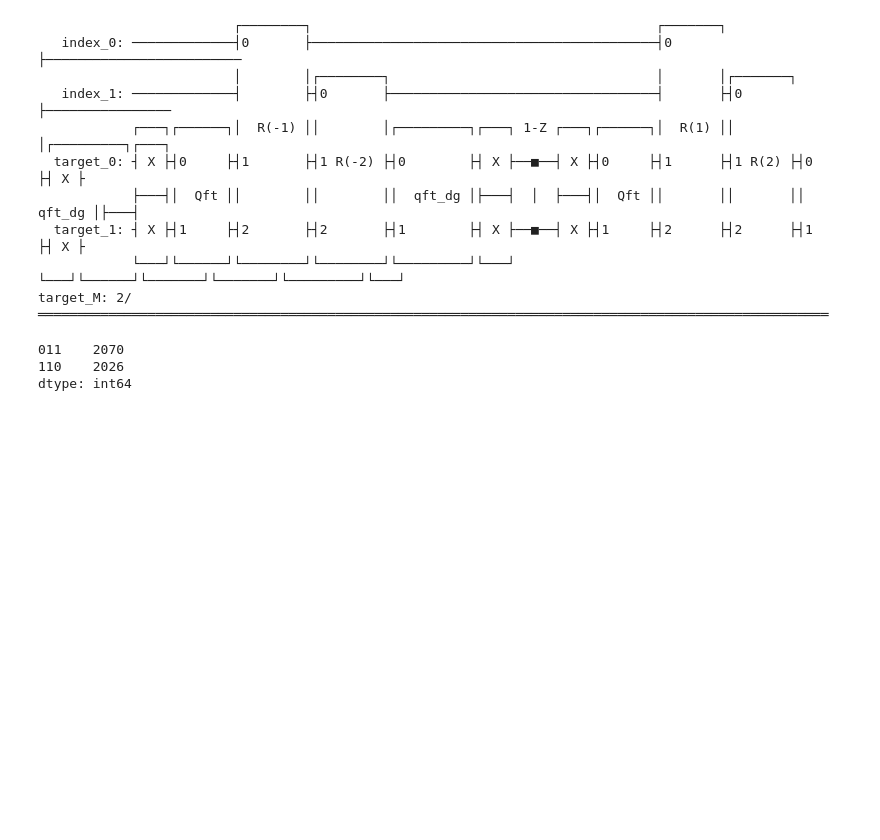
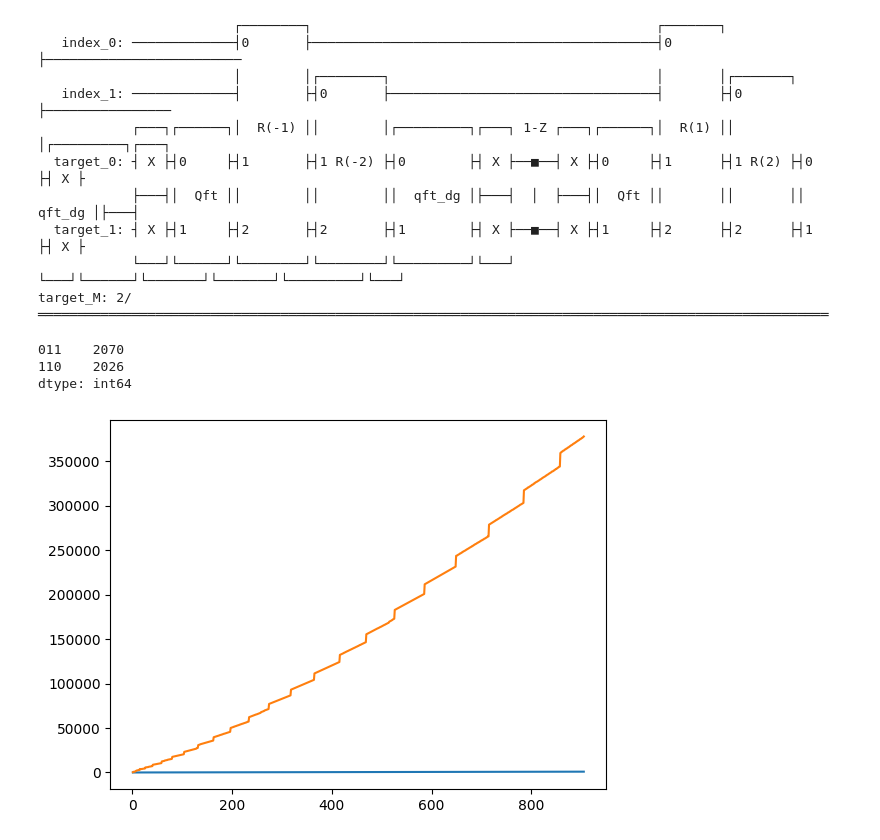
Before and after one commit to LeonFroelje/grovers-project-plots, a Jupyter notebook: plots.ipynb, the cells around one changed output. Cells and saved outputs as stored; diff of their text form; code cells hidden in the pictures; blank space fills up the shorter version.

```diff
--- a/plots.ipynb
+++ b/plots.ipynb
@@ -382,3 +382,25 @@ simulate([1,2,1],3,2)
 011    2070
 110    2026
 dtype: int64
+# %%
+import re
+
+qubits = []
+depths = []
+
+with open("./test", "r") as f:
+    for line in f:
+        matches = re.findall(r'QUbits\s+(\d+)\s+Depth:\s+(\d+)', line)
+        if matches:
+            # matches will be a list of tuples, e.g., [('9', '333')]
+            numbers = matches[0] # Get the first (and likely only) tuple
+            qubits.append(int(numbers[0]))
+            depths.append(int(numbers[1]))
+# %%
+import matplotlib.pyplot as plt
+
+plt.plot([i for i in range(1, len(qubits) + 1)], qubits)
+plt.plot([i for i in range(1, len(qubits) + 1)], depths)
+plt.show()
+# %% [output]
+[figure, added]
```
Also changed, not shown: 2 other files.
